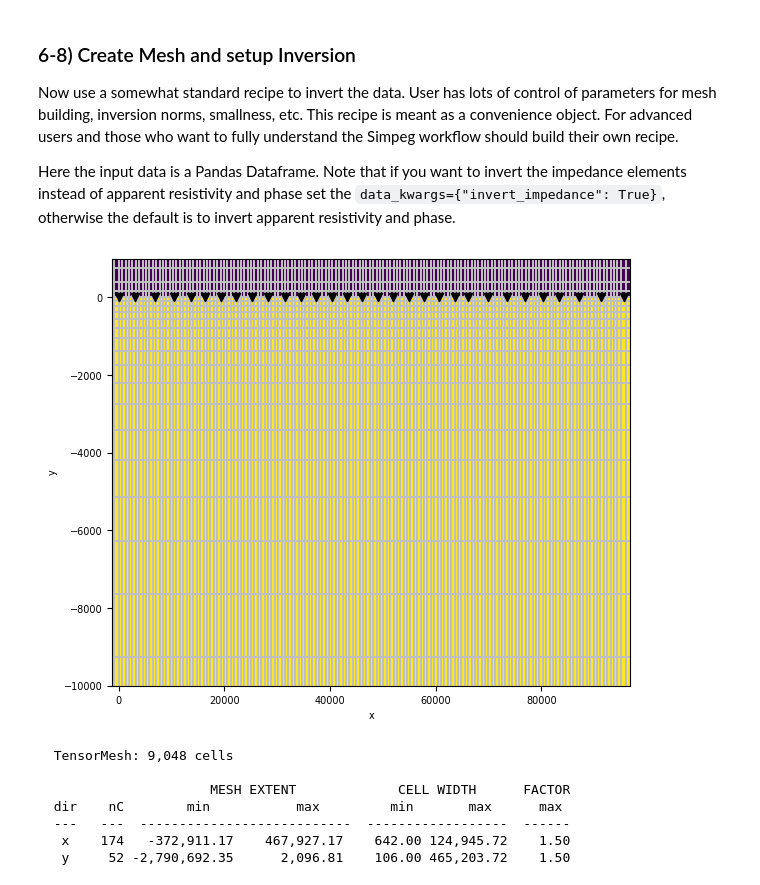
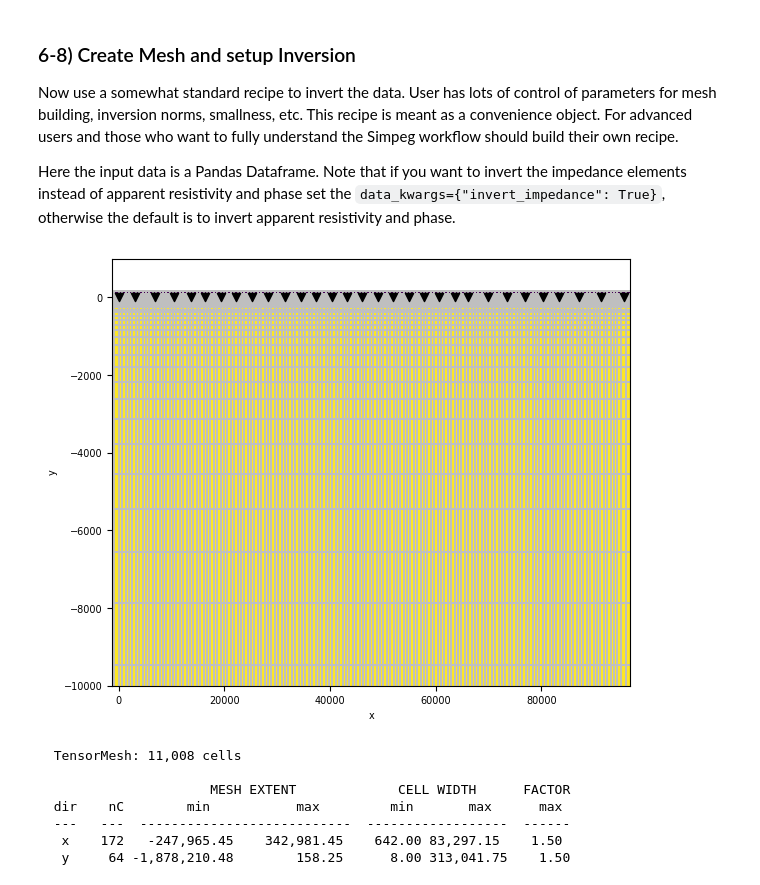
Before and after one commit to simpeg-research/earthscope-mt-course, a Jupyter notebook: notebooks/simpeg/13_2d_from_mtpy_example.ipynb, the cells around one changed output. Drawn from its saved outputs; the diff is of its cells as text; code cells hidden in the pictures.

```diff
--- a/notebooks/simpeg/13_2d_from_mtpy_example.ipynb
+++ b/notebooks/simpeg/13_2d_from_mtpy_example.ipynb
@@ -42,7 +42,7 @@ We are going to load in data from a synthetic model data. Some notes on the data
 
 We are loading in the data from a premade MTH5 file that has multiple different surveys in it.  Here you can set the `survey_name` to one of the options above.
 # %%
-survey_name = "layered_halfspace"
+survey_name = "conductive_cube"
 # %%
 
 with MTCollection() as mc:
@@ -111,7 +119,7 @@ The third number is the number of periods to use.  A higher number can provide m
 Play around with these numbers to see how they affect the inversion results.
 # %%
 
-profile.interpolate(np.logspace(-1, 3, 5), inplace=True, bounds_error=False)
+profile.interpolate(np.logspace(-3, 3, 7), inplace=True, bounds_error=False)
 # %% [markdown]
 ### 5) Set data modeling errors
 
@@ -150,29 +166,29 @@ Here the input data is a Pandas Dataframe. Note that if you want to invert the i
 # %%
 simpeg_2d = Simpeg2D(
     profile.to_dataframe(impedance_units="ohm"),
-    mesh_kwargs={"sigma_background": 1./100},
+    mesh_kwargs={"sigma_background": 1./150},
     data_kwargs={"invert_impedance":True},
     max_iterations=10,
     alpha_s = 1e-15,
     alpha_y = 1.,
     alpha_z = 0.5,
     )
 simpeg_2d.data.dataframe['phase_yx_model_error'] = 5.
 simpeg_2d.data.dataframe['phase_xy_model_error'] = 5.
 #simpeg_2d.data.dataframe['res_yx_model_error'] = 10.
 #simpeg_2d.data.dataframe['res_xy_model_error'] = 10.
 # %% [output]
-[figure, old version]
+[figure, new version]
 # %%
 print(simpeg_2d.mesh.mesh)
 # %% [output]
-  TensorMesh: 9,048 cells
+  TensorMesh: 11,008 cells
 
                       MESH EXTENT             CELL WIDTH      FACTOR
   dir    nC        min           max         min       max      max
   ---   ---  ---------------------------  ------------------  ------
-   x    174   -372,911.17    467,927.17    642.00 124,945.72    1.50
-   y     52 -2,790,692.35      2,096.81    106.00 465,203.72    1.50
+   x    172   -247,965.45    342,981.45    642.00 83,297.15    1.50
+   y     64 -1,878,210.48        158.25      8.00 313,041.75    1.50
 # %%
 simpeg_2d.data.plot_response()
 # %% [output]
```
Also changed, not shown: parts of 16 cells of this notebook.
